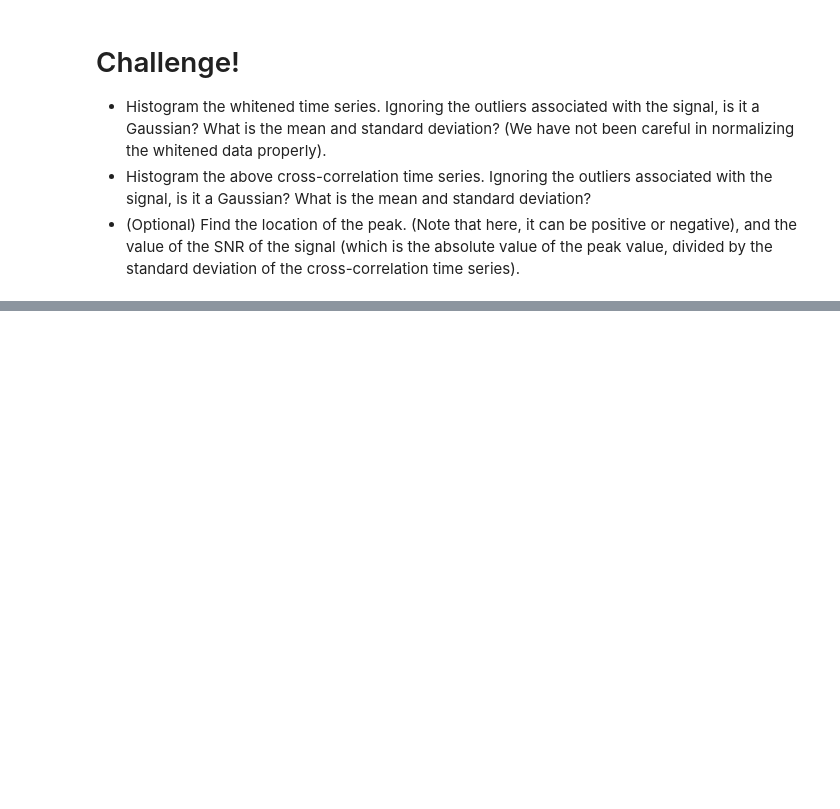
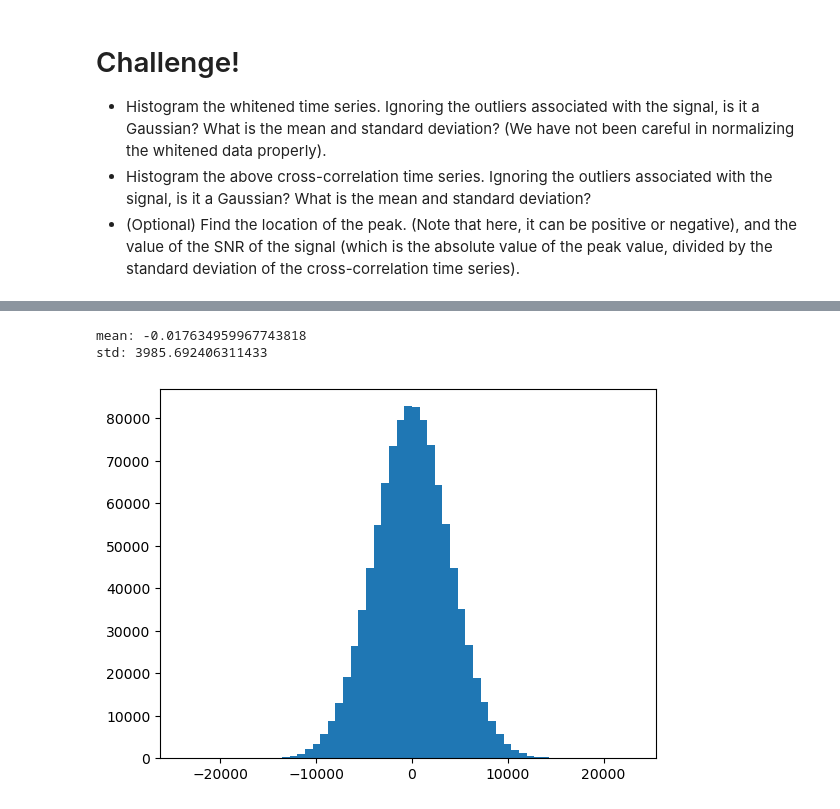
Before and after one commit to diegobonato/odw-2023, a Jupyter notebook: Tutorials/Day_2/Tuto_2.1_Matched_filtering_introduction.ipynb, the cells around one changed output, grey strips where cells are left out. Drawn from its saved outputs; the diff is of its cells as text; code cells hidden in the pictures; blank space fills up the shorter version.

```diff
--- a/Tutorials/Day_2/Tuto_2.1_Matched_filtering_introduction.ipynb
+++ b/Tutorials/Day_2/Tuto_2.1_Matched_filtering_introduction.ipynb
@@ -227,0 +253,15 @@ pylab.show()
+# %%
+#Histogram the above cross-correlation time series.
+#Ignoring the outliers associated with the signal, is it a Gaussian? What is the mean and standard deviation?
+
+pylab.hist(cross_correlation,bins=np.arange(-6,6,.2)*np.std(cross_correlation))
+
+cc_mean = np.mean(cross_correlation)
+cc_std  = np.std(cross_correlation)
+
+print("mean:",cc_mean)
+print("std:",cc_std)
+# %% [output]
+mean: -0.017634959967743818
+std: 3985.692406311433
+[figure, added]
```
Also changed, not shown: parts of 6 cells of this notebook, 5 other files.
